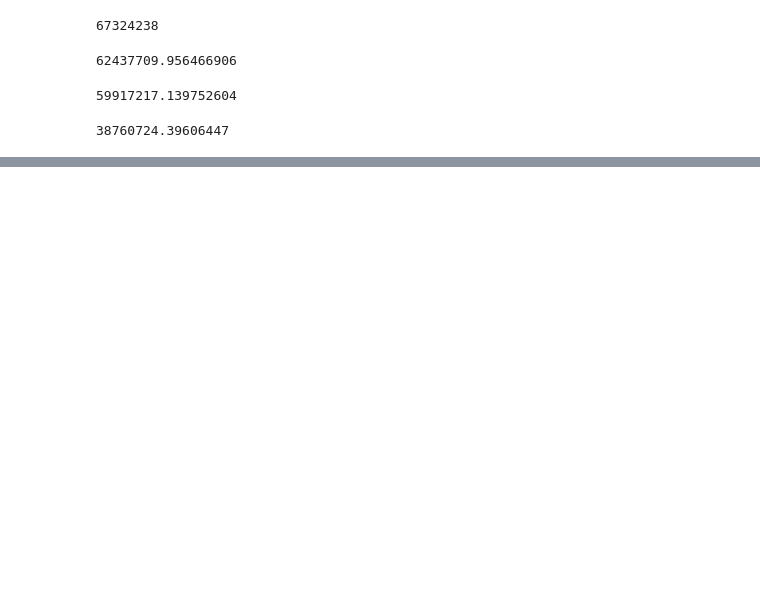
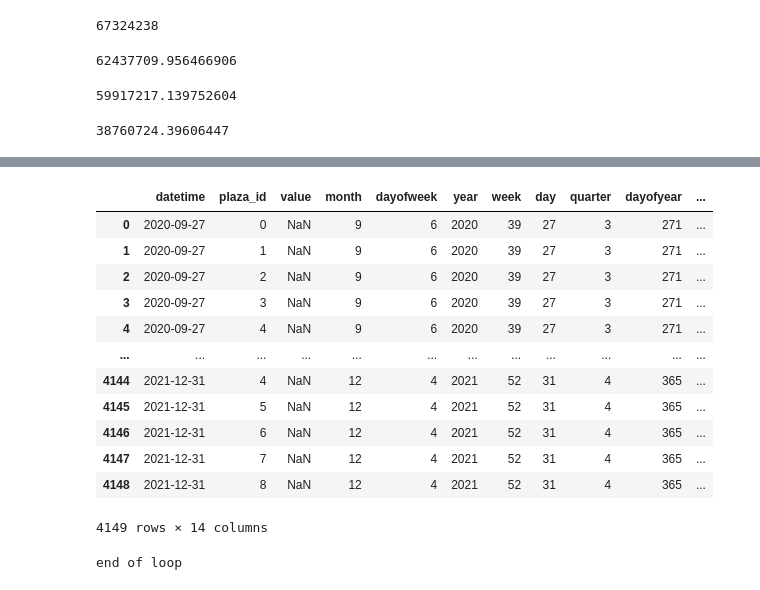
Before and after one commit to albertum1/Time_Series_MTABT, a Jupyter notebook: MTABT_Forecast.ipynb, the cells around one changed output, grey strips where cells are left out. Drawn from its saved outputs; the diff is of its cells as text; code cells hidden in the pictures; blank space fills up the shorter version.

```diff
--- a/MTABT_Forecast.ipynb
+++ b/MTABT_Forecast.ipynb
@@ -625,0 +688,8 @@ _pred_melt_lockdown_df['2021-01-01':]['total'].sum()
+# %%
+pred_set_far = pd.DataFrame(index = pd.date_range(start = '2020-09-27', end='2021-12-31') )
+for i in bridges:
+    pred_set_far[i] = np.nan
+
+pred_set_far.reset_index(inplace=True)
+pred_set_far.rename(columns={'index':'datetime'}, inplace=True)
+pred_set_far.tail()
@@ -625,0 +769,7 @@ _pred_melt_lockdown_df['2021-01-01':]['total'].sum()
+# %%
+# I need to make the dataframe from wide to long. This can be done through pandas melt.
+_pred_far_melt = pd.melt(pred_set_far, id_vars=['datetime'], value_vars=['Brooklyn Battery', 'Cross Bay', 'Henry Hudson', 'Marine Parkway',
+                                                        'Queens Midtown', 'Throgs Neck', 'Triboro', 'Verrazano', 'Whitestone'])
+_pred_far_melt.set_index('datetime', inplace=True)
+_pred_far_melt['variable'] = le.transform(_pred_far_melt['variable'])
+_pred_far_melt.tail()
@@ -625,0 +786,21 @@ _pred_melt_lockdown_df['2021-01-01':]['total'].sum()
+# %%
+
+_pred_far_melt = date_features_pred(_pred_far_melt, 7, 7, 7)
+_pred_far_melt = _pred_far_melt.join(sliced_forecast)
+_pred_far_melt.reset_index(inplace=True)
+_pred_far_melt.rename(columns={'variable': 'plaza_id'}, inplace=True)
+_pred_far_melt
+# %% [output]
+|  | datetime | plaza_id | value | month | dayofweek | year | week | day | quarter | dayofyear | ... |
+| 0 | 2020-09-27 | 0 | NaN | 9 | 6 | 2020 | 39 | 27 | 3 | 271 | ... |
+| 1 | 2020-09-27 | 1 | NaN | 9 | 6 | 2020 | 39 | 27 | 3 | 271 | ... |
+| 2 | 2020-09-27 | 2 | NaN | 9 | 6 | 2020 | 39 | 27 | 3 | 271 | ... |
+| 3 | 2020-09-27 | 3 | NaN | 9 | 6 | 2020 | 39 | 27 | 3 | 271 | ... |
+| 4 | 2020-09-27 | 4 | NaN | 9 | 6 | 2020 | 39 | 27 | 3 | 271 | ... |
+| ... | ... | ... | ... | ... | ... | ... | ... | ... | ... | ... | ... |
+| 4144 | 2021-12-31 | 4 | NaN | 12 | 4 | 2021 | 52 | 31 | 4 | 365 | ... |
+| 4145 | 2021-12-31 | 5 | NaN | 12 | 4 | 2021 | 52 | 31 | 4 | 365 | ... |
+| 4146 | 2021-12-31 | 6 | NaN | 12 | 4 | 2021 | 52 | 31 | 4 | 365 | ... |
+| 4147 | 2021-12-31 | 7 | NaN | 12 | 4 | 2021 | 52 | 31 | 4 | 365 | ... |
+| 4148 | 2021-12-31 | 8 | NaN | 12 | 4 | 2021 | 52 | 31 | 4 | 365 | ... |
+4149 rows × 14 columns
@@ -625,0 +833,4 @@ _pred_melt_lockdown_df['2021-01-01':]['total'].sum()
+# %%
+_pred_far_df = pred_far_dataframe(_pred_far_melt)
+# %% [output]
+end of loop
```
Also changed, not shown: parts of 21 cells of this notebook, 2 other files.
